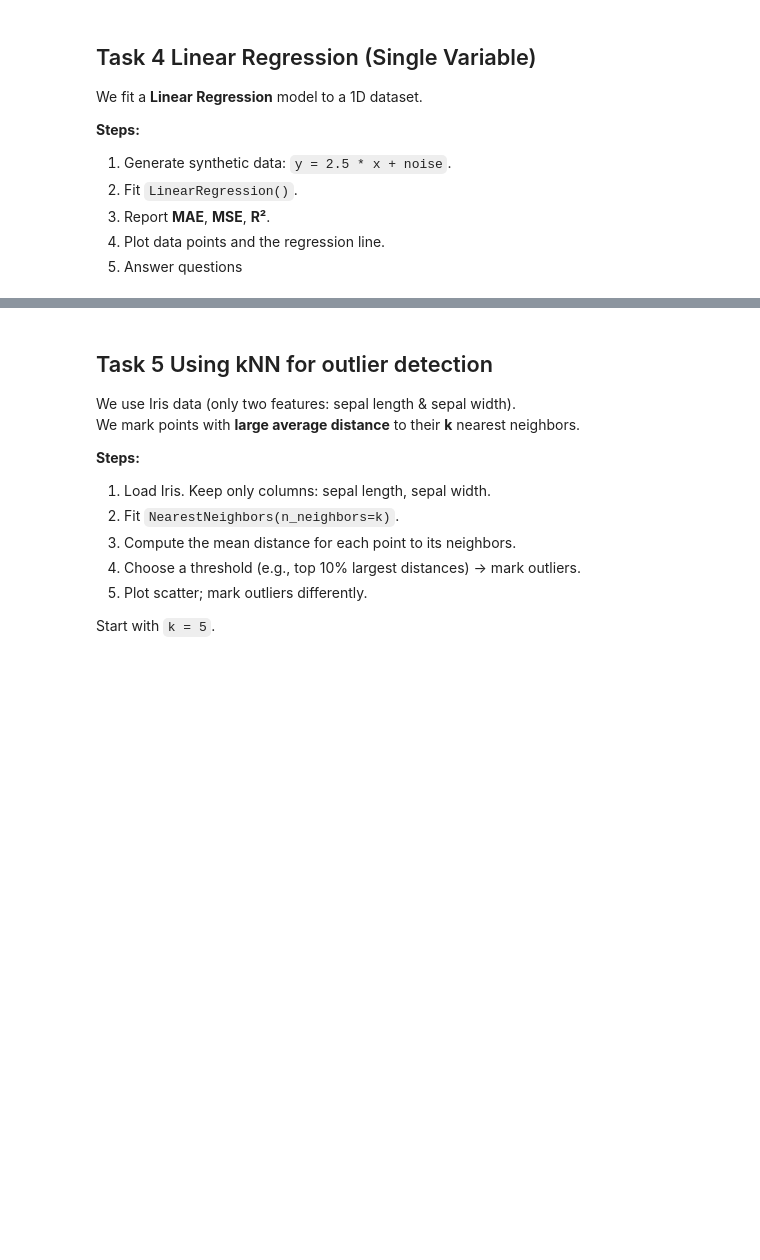
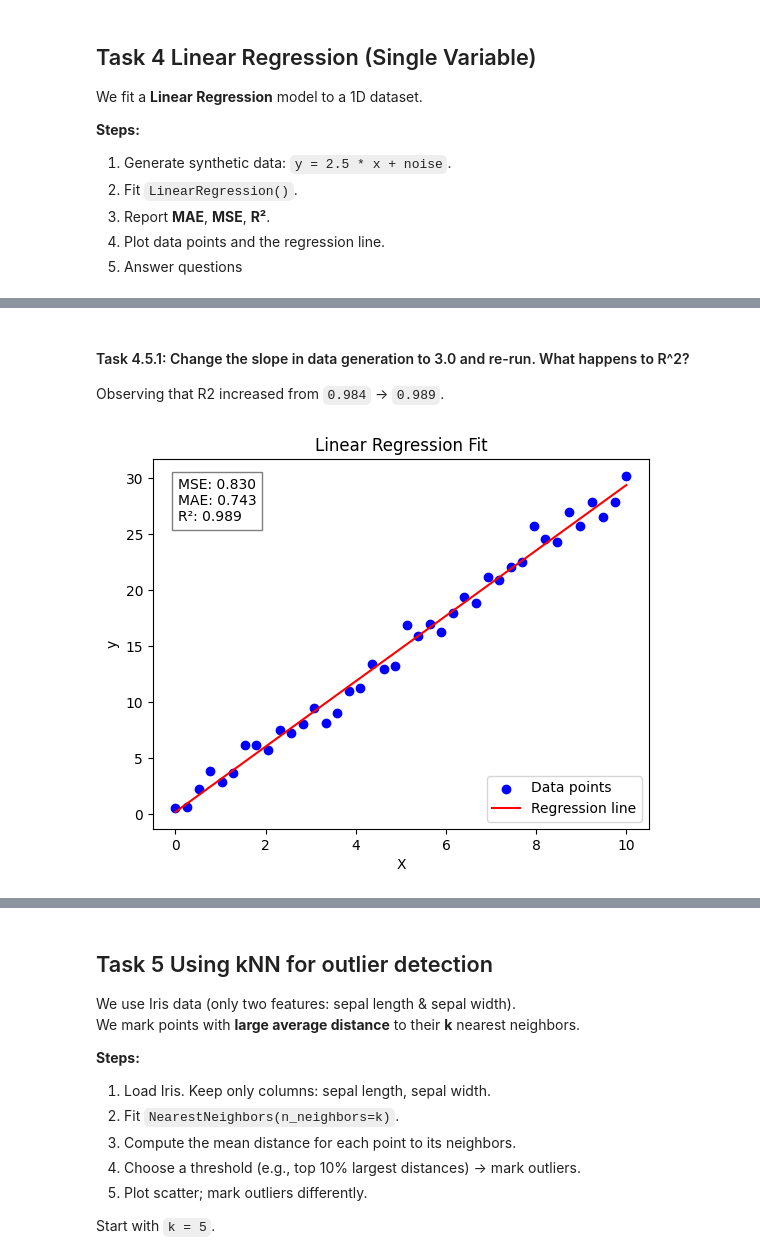
Before and after one commit to Arxcis/VE3451-KI-og-maskinl-ring, a Jupyter notebook: Assign2_Supervised_learning.ipynb, the cells around one changed output, grey strips where cells are left out. Saved outputs shown, nothing was run; the diff lists cells and outputs as text; code cells hidden in the pictures; blank space fills up the shorter version.

```diff
--- a/Assign2_Supervised_learning.ipynb
+++ b/Assign2_Supervised_learning.ipynb
@@ -314,0 +338,10 @@ We fit a **Linear Regression** model to a 1D dataset.
+# %% [markdown]
+#### Task 4.5.1: Change the slope in data generation to 3.0 and re-run. What happens to R^2?
+
+Observing that R2 increased from `0.984` -> `0.989`.
+# %%
+
+data = make_task4_data(slope=3.0)
+plot_task4(*data)
+# %% [output]
+[figure, added]
```
Also changed, not shown: parts of 7 cells of this notebook.
